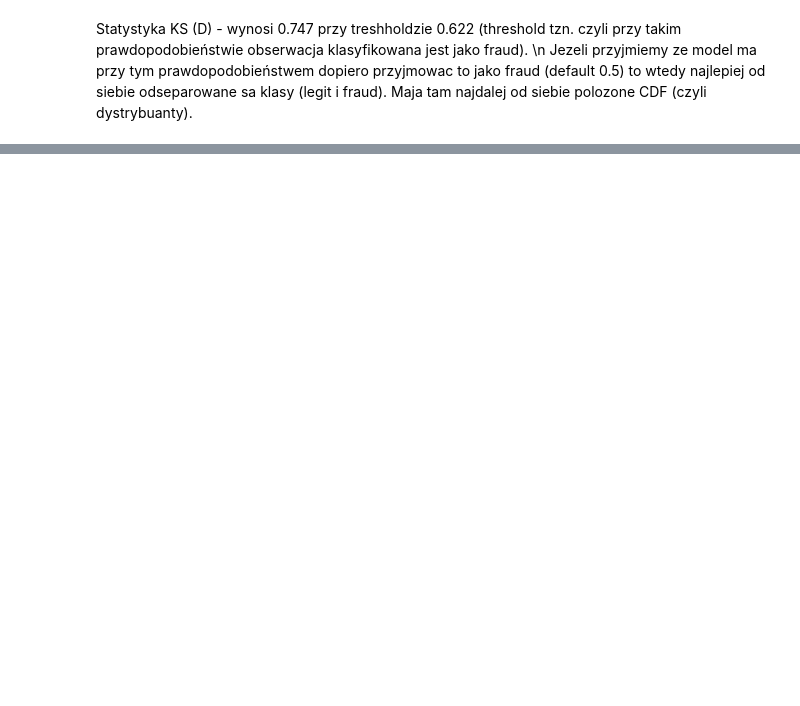
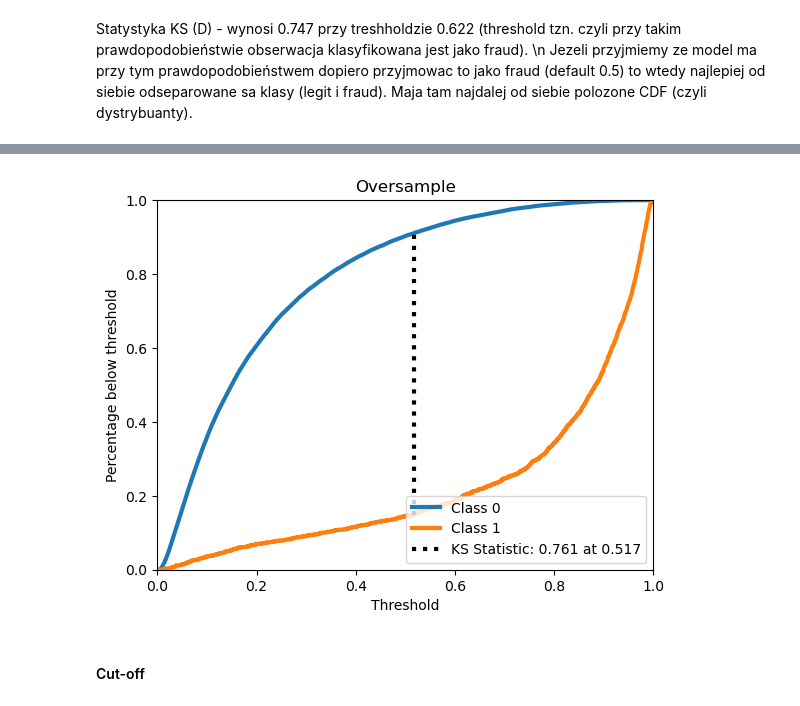
Before and after one commit to JakubKozlowski1/data_mining, a Jupyter notebook: evaluation.ipynb, the cells around one changed output, grey strips where cells are left out. Cells and saved outputs as stored; diff of their text form; code cells hidden in the pictures; blank space fills up the shorter version.

```diff
--- a/evaluation.ipynb
+++ b/evaluation.ipynb
@@ -74,0 +87,7 @@ Undersampling. Test: 0.4286489419424851
+# %%
+skplt.metrics.plot_ks_statistic(y_test, lr_over_y_pred_proba, title='Oversample')
+plt.show()
+# %% [output]
+[figure, added]
+# %% [markdown]
+#### Cut-off
```
Also changed, not shown: parts of 29 cells of this notebook, 8 other files.
